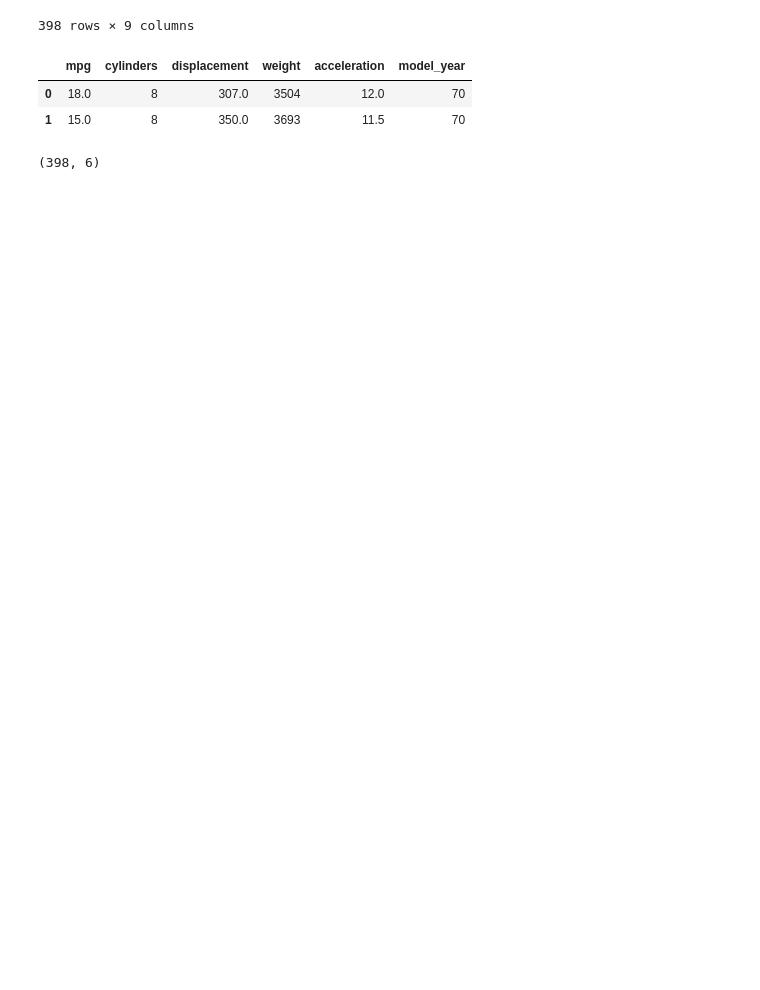
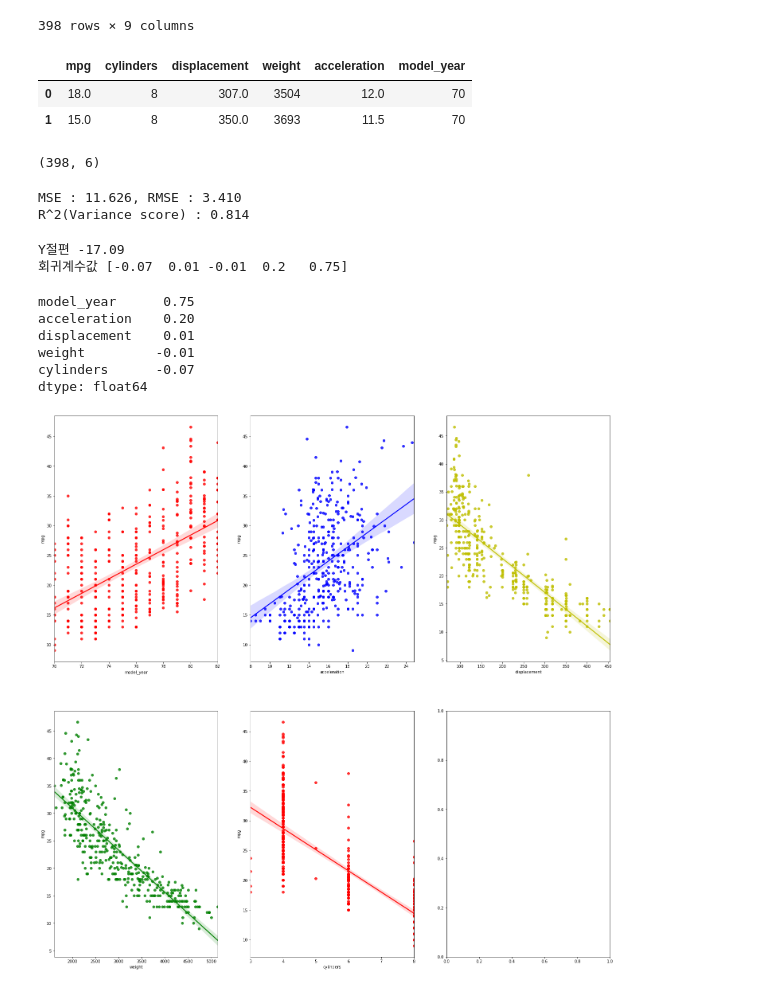
Before and after one commit to waldbear4/Python_2021, a Jupyter notebook: 20210623 Machine Learning Car Evaluation.ipynb, the cells around one changed output. Drawn from its saved outputs; the diff is of its cells as text; code cells hidden in the pictures; blank space fills up the shorter version.

```diff
--- a/20210623 Machine Learning Car Evaluation.ipynb
+++ b/20210623 Machine Learning Car Evaluation.ipynb
@@ -46,3 +46,27 @@ X_train, X_test, y_train, y_test = train_test_split(X, y, random_state=0)
 lr = LinearRegression().fit(X_train, y_train)
 # %%
 y_predict = lr.predict(X_test)
+# %%
+mse = mean_squared_error(y_test, y_predict)
+rmse = np.sqrt(mse)
+print('MSE : {0:.3f}, RMSE : {1:.3f}'.format(mse, rmse))
+print('R^2(Variance score) : {0:.3f}'.format(r2_score(y_test, y_predict)))
+# %% [output]
+MSE : 11.626, RMSE : 3.410
+R^2(Variance score) : 0.814
+# %%
+print('Y절편', np.round(lr.intercept_, 2))
+print('회귀계수값', np.round(lr.coef_, 2))
+# %% [output]
+Y절편 -17.09
+회귀계수값 [-0.07  0.01 -0.01  0.2   0.75]
+# %%
+coef = pd.Series(data = np.round(lr.coef_, 2), index = X.columns)
+coef.sort_values(ascending = False)
+# %% [output]
+model_year      0.75
+acceleration    0.20
+displacement    0.01
+weight         -0.01
+cylinders      -0.07
+dtype: float64
@@ -48,0 +75,10 @@ y_predict = lr.predict(X_test)
+# %%
+fig, axs = plt.subplots(2, 3, figsize=(25,25))
+x_features = ['model_year', 'acceleration', 'displacement', 'weight', 'cylinders']
+plot_color = ['r', 'b', 'y', 'g', 'r']
+for i, features in enumerate(x_features):
+    row = int(i/3)
+    col = i%3
+    sns.regplot(x = features, y = 'mpg', data = df, ax=axs[row][col], color=plot_color[i])
+# %% [output]
+[figure, added]
```
Also changed, not shown: parts of 1 cell of this notebook.
